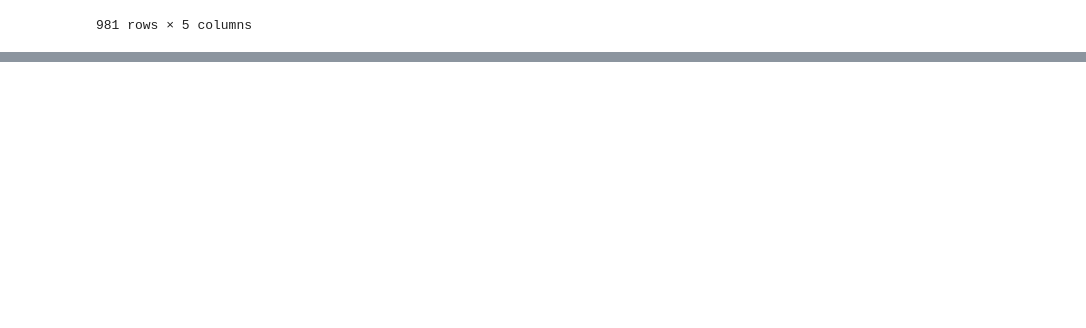
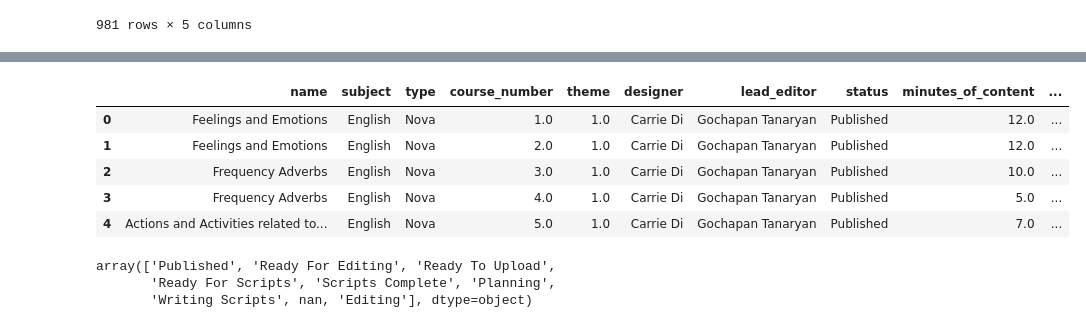
Before and after one commit to xjlwi/ats_deploy, a Jupyter notebook: analytics/notebooks/check_team.ipynb, the cells around one changed output, grey strips where cells are left out. Saved outputs shown, nothing was run; the diff lists cells and outputs as text; code cells hidden in the pictures; blank space fills up the shorter version.

Commit message:
Updated with Courses analysis.

```diff
--- a/analytics/notebooks/check_team.ipynb
+++ b/analytics/notebooks/check_team.ipynb
@@ -521,0 +652,28 @@ plt.show()
+# %%
+%reload_ext autoreload
+%autoreload 2
+
+import pandas as pd
+import datetime as dt
+import numpy as np
+import os
+import plotly.express as px
+import plotly.graph_objects as go
+
+# import regex as re
+import datetime as dt
+from datetime import timedelta
+
+from pathlib import Path
+current_dir = Path.cwd()  # this points to 'notebooks/' folder
+project_path = current_dir.parent
+os.chdir(project_path)
+%load_ext kedro.ipython
+%reload_kedro
+
+# from src.arbitra_lng.common.plot_functions import *
+# from src.arbitra_lng.common.GeneralFunctions import *
+# from src.arbitra_lng.common.utils import *
+
+pd.set_option('display.max_columns', None)
+data_dir = 'data/01_raw/'
@@ -521,0 +713,18 @@ plt.show()
+# %%
+# raw
+raw = pd.read_csv('data/01_raw/Creative/All Courses b194bb2c04b1444084d1c3610d8bc672.csv')
+raw.columns = [x.lower().replace(' ', '_') for x in raw.columns]
+raw.head()
+# %% [output]
+|  | name | subject | type | course_number | theme | designer | lead_editor | status | minutes_of_content | ... |
+| 0 | Feelings and Emotions | English | Nova | 1.0 | 1.0 | Carrie Di | Gochapan Tanaryan | Published | 12.0 | ... |
+| 1 | Feelings and Emotions | English | Nova | 2.0 | 1.0 | Carrie Di | Gochapan Tanaryan | Published | 12.0 | ... |
+| 2 | Frequency Adverbs | English | Nova | 3.0 | 1.0 | Carrie Di | Gochapan Tanaryan | Published | 10.0 | ... |
+| 3 | Frequency Adverbs | English | Nova | 4.0 | 1.0 | Carrie Di | Gochapan Tanaryan | Published | 5.0 | ... |
+| 4 | Actions and Activities related to... | English | Nova | 5.0 | 1.0 | Carrie Di | Gochapan Tanaryan | Published | 7.0 | ... |
+# %%
+raw.status.unique()
+# %% [output]
+array(['Published', 'Ready For Editing', 'Ready To Upload',
+       'Ready For Scripts', 'Scripts Complete', 'Planning',
+       'Writing Scripts', nan, 'Editing'], dtype=object)
```
Also changed, not shown: parts of 14 cells of this notebook.
